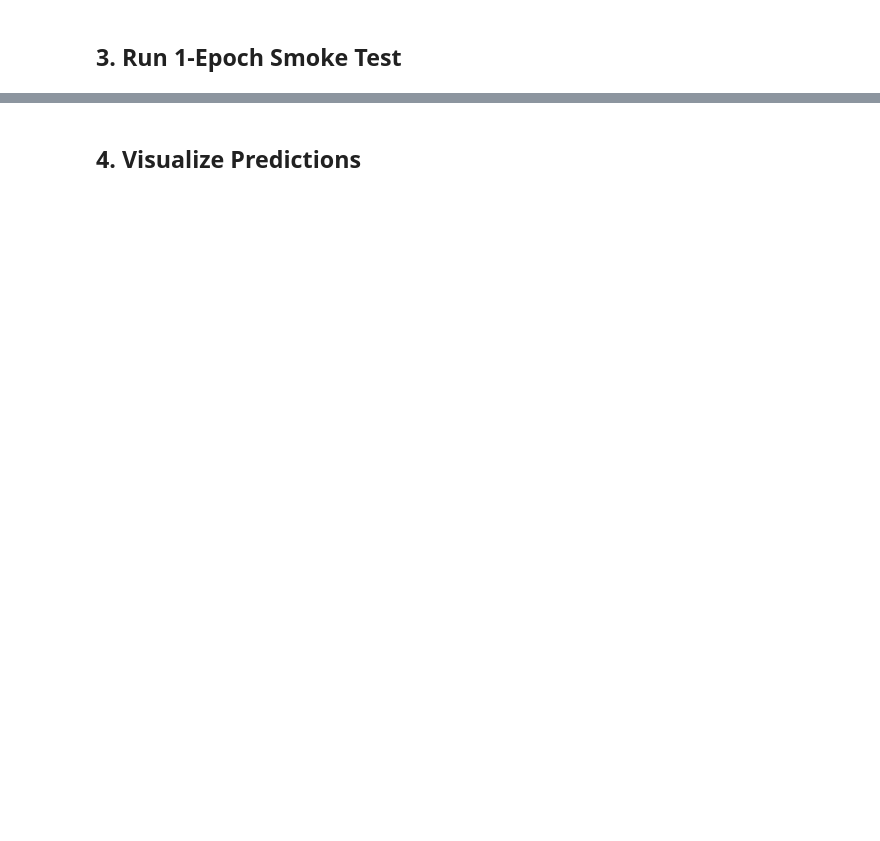
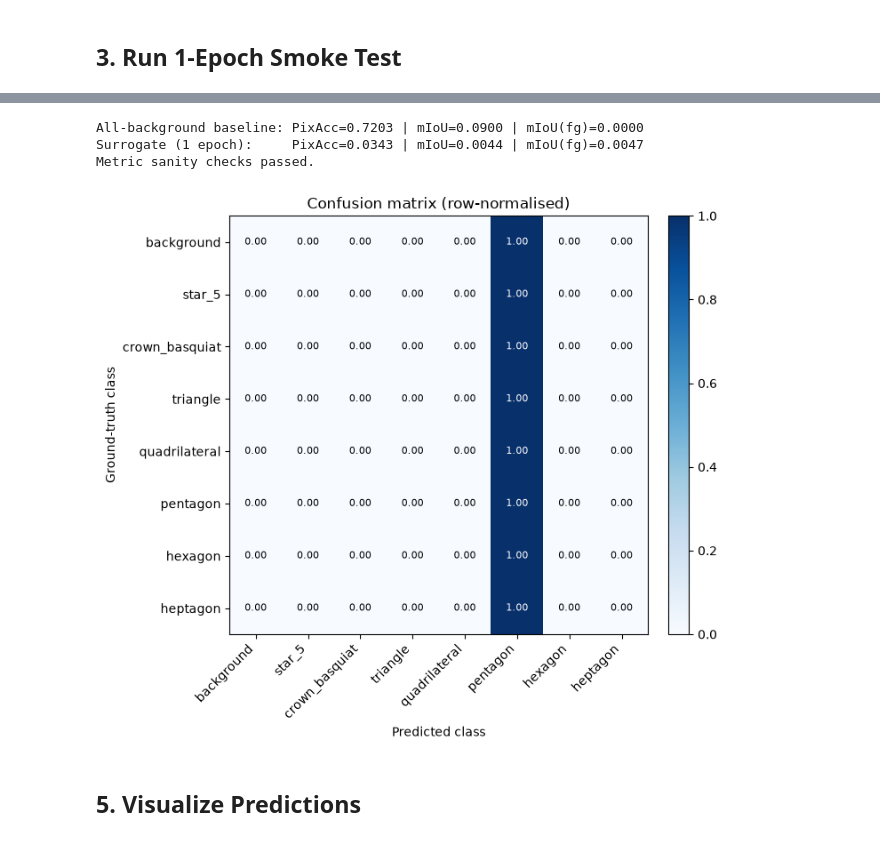
Before and after one commit to Robust-Learning-Group/segmentation_taggants, a Jupyter notebook: notebooks/01_smoke_test.ipynb, the cells around one changed output, grey strips where cells are left out. Saved outputs shown, nothing was run; the diff lists cells and outputs as text; code cells hidden in the pictures; blank space fills up the shorter version.

Commit message:
added performance metrics for surrogate model

```diff
--- a/notebooks/01_smoke_test.ipynb
+++ b/notebooks/01_smoke_test.ipynb
@@ -38,3 +49,7 @@ train_loader, val_loader = build_dataloaders(
 
 images, masks = next(iter(train_loader))
 print(f"Sample batch shapes: images={images.shape}, masks={masks.shape}")
+
+NUM_CLASSES = 8
+class_names = get_class_names(train_loader.dataset, NUM_CLASSES)
+print("Classes:", class_names)
@@ -41,7 +60,7 @@ print(f"Sample batch shapes: images={images.shape}, masks={masks.shape}")
 # %% [markdown]
 ## 2. Initialize Model & Optimizer
 # %%
-model = UNetSurrogate(in_channels=3, num_classes=8, up_channels=16).to(device)
+model = UNetSurrogate(in_channels=3, num_classes=NUM_CLASSES, up_channels=16).to(device)
 criterion = nn.CrossEntropyLoss()
 optimizer = optim.AdamW(model.parameters(), lr=1e-3)
 print(f"Initialized UNetSurrogate with {sum(p.numel() for p in model.parameters()):,} parameters.")
@@ -70,0 +98,6 @@ print(f"Smoke test completed: Train Loss={train_loss/len(train_loader):.4f} | Va
+# %%
+val_results = evaluate_segmentation(
+    model, val_loader, num_classes=NUM_CLASSES, device=device,
+    criterion=criterion, class_names=class_names,
+)
+print(format_metrics_table(val_results))
@@ -71,5 +130,29 @@ print(f"Smoke test completed: Train Loss={train_loss/len(train_loader):.4f} | Va
+# %%
+import math
+
+n_val_pixels = len(val_loader.dataset) * images.shape[-2] * images.shape[-1]
+assert val_results["num_pixels"] == n_val_pixels, (val_results["num_pixels"], n_val_pixels)
+for key in ("pixel_acc", "mean_acc", "miou", "miou_fg", "fwiou", "mdice"):
+    v = val_results[key]
+    assert math.isnan(v) or 0.0 <= v <= 1.0, (key, v)
+
+background_baseline = SegmentationMetrics(num_classes=NUM_CLASSES, class_names=class_names)
+for _, msks in val_loader:
+    background_baseline.update(torch.zeros_like(msks), msks)
+bg = background_baseline.compute()
+print(f"All-background baseline: PixAcc={bg['pixel_acc']:.4f} | mIoU={bg['miou']:.4f} | mIoU(fg)={bg['miou_fg']:.4f}")
+print(f"Surrogate (1 epoch):     PixAcc={val_results['pixel_acc']:.4f} | mIoU={val_results['miou']:.4f} | mIoU(fg)={val_results['miou_fg']:.4f}")
+print("Metric sanity checks passed.")
+# %% [output]
+All-background baseline: PixAcc=0.7203 | mIoU=0.0900 | mIoU(fg)=0.0000
+Surrogate (1 epoch):     PixAcc=0.0343 | mIoU=0.0044 | mIoU(fg)=0.0047
+Metric sanity checks passed.
+# %%
+fig_cm = plot_confusion_matrix(val_results["confusion_matrix"], class_names=class_names, normalize=True, show=False)
+# %% [output]
+[figure, added]
 # %% [markdown]
-## 4. Visualize Predictions
+## 5. Visualize Predictions
 # %%
 fig = visualize_predictions(model, val_loader, num_images=2, device=device, show=False)
 print("Visualization generated successfully.")
```
Also changed, not shown: parts of 9 cells of this notebook, 8 other files.
